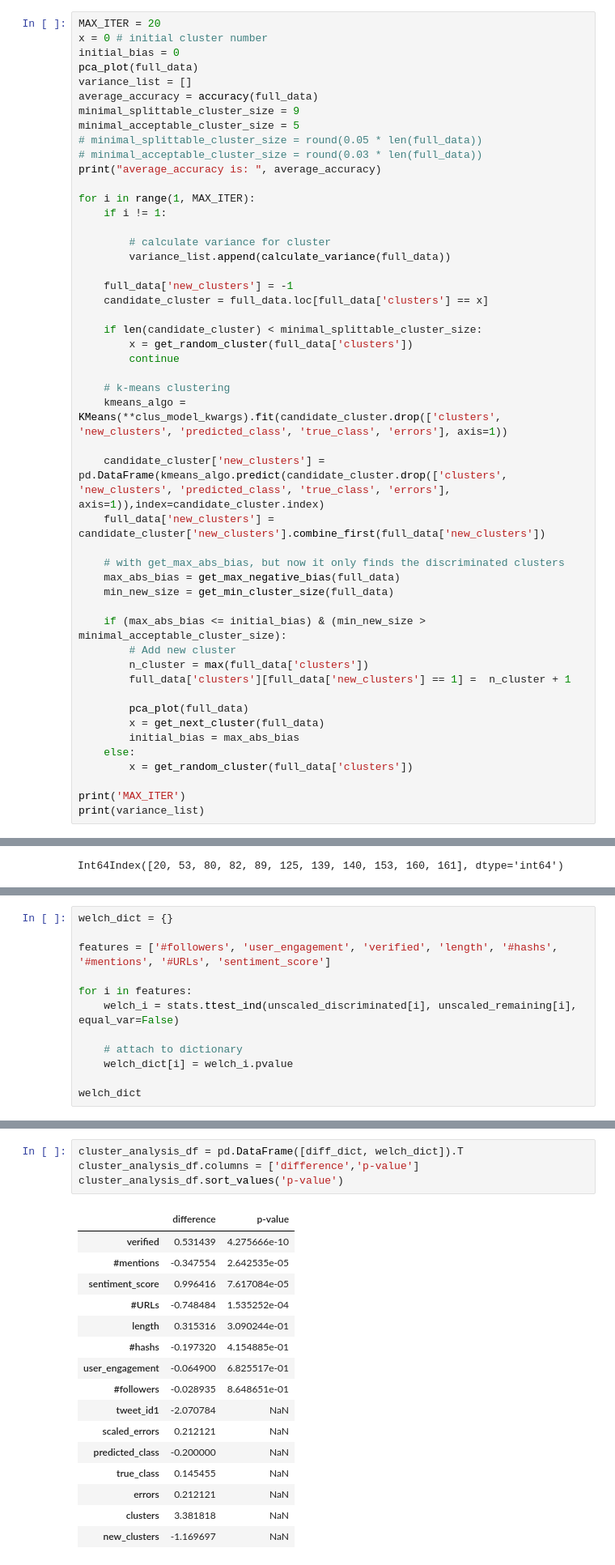
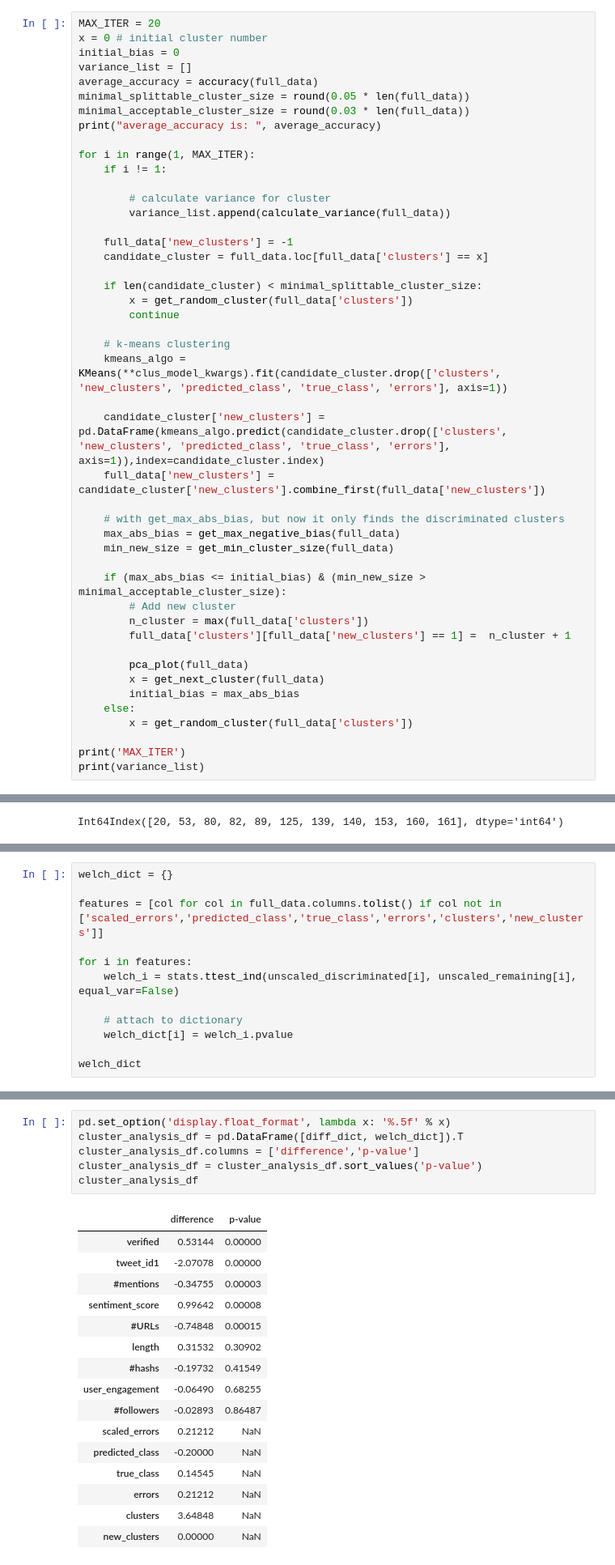
Before and after one commit to NGO-Algorithm-Audit/Bias_scan, a Jupyter notebook: bias_scan_tool/HBAC_BERT_disinformation_classifier.ipynb, the cells around one changed output, grey strips where cells are left out. Shown: that part at 81% size. Saved outputs shown, nothing was run; the diff lists cells and outputs as text.

```diff
--- a/bias_scan_tool/HBAC_BERT_disinformation_classifier.ipynb
+++ b/bias_scan_tool/HBAC_BERT_disinformation_classifier.ipynb
@@ -130,13 +130,10 @@ Performing bias scan using helper functions.
 MAX_ITER = 20
 x = 0 # initial cluster number
 initial_bias = 0
-pca_plot(full_data)
 variance_list = []
 average_accuracy = accuracy(full_data)
-minimal_splittable_cluster_size = 9
-minimal_acceptable_cluster_size = 5
-# minimal_splittable_cluster_size = round(0.05 * len(full_data))
-# minimal_acceptable_cluster_size = round(0.03 * len(full_data))
+minimal_splittable_cluster_size = round(0.05 * len(full_data))
+minimal_acceptable_cluster_size = round(0.03 * len(full_data))
 print("average_accuracy is: ", average_accuracy)
 
 for i in range(1, MAX_ITER):
@@ -329,7 +336,7 @@ Applying a Welch’s two-samples t-test for unequal variances to examine whether
 # %%
 welch_dict = {}
 
-features = ['#followers', 'user_engagement', 'verified', 'length', '#hashs', '#mentions', '#URLs', 'sentiment_score']
+features = [col for col in full_data.columns.tolist() if col not in ['scaled_errors','predicted_class','true_class','errors','clusters','new_clusters']]
 
 for i in features:
     welch_i = stats.ttest_ind(unscaled_discriminated[i], unscaled_remaining[i], equal_var=False)
@@ -363,21 +360,23 @@ dict(sorted(welch_dict.items(), key=lambda item: item[1]))
 # %%
+pd.set_option('display.float_format', lambda x: '%.5f' % x)
 cluster_analysis_df = pd.DataFrame([diff_dict, welch_dict]).T
 cluster_analysis_df.columns = ['difference','p-value']
-cluster_analysis_df.sort_values('p-value')
+cluster_analysis_df = cluster_analysis_df.sort_values('p-value')
+cluster_analysis_df
 # %% [output]
 |  | difference | p-value |
-| verified | 0.531439 | 4.275666e-10 |
-| #mentions | -0.347554 | 2.642535e-05 |
-| sentiment_score | 0.996416 | 7.617084e-05 |
-| #URLs | -0.748484 | 1.535252e-04 |
-| length | 0.315316 | 3.090244e-01 |
-| #hashs | -0.197320 | 4.154885e-01 |
-| user_engagement | -0.064900 | 6.825517e-01 |
-| #followers | -0.028935 | 8.648651e-01 |
-| tweet_id1 | -2.070784 | NaN |
-| scaled_errors | 0.212121 | NaN |
-| predicted_class | -0.200000 | NaN |
-| true_class | 0.145455 | NaN |
-| errors | 0.212121 | NaN |
-| clusters | 3.381818 | NaN |
-| new_clusters | -1.169697 | NaN |
+| verified | 0.53144 | 0.00000 |
+| tweet_id1 | -2.07078 | 0.00000 |
+| #mentions | -0.34755 | 0.00003 |
+| sentiment_score | 0.99642 | 0.00008 |
+| #URLs | -0.74848 | 0.00015 |
+| length | 0.31532 | 0.30902 |
+| #hashs | -0.19732 | 0.41549 |
+| user_engagement | -0.06490 | 0.68255 |
+| #followers | -0.02893 | 0.86487 |
+| scaled_errors | 0.21212 | NaN |
+| predicted_class | -0.20000 | NaN |
+| true_class | 0.14545 | NaN |
+| errors | 0.21212 | NaN |
+| clusters | 3.64848 | NaN |
+| new_clusters | 0.00000 | NaN |
```
Also changed, not shown: parts of 11 cells of this notebook, 9 other files.
